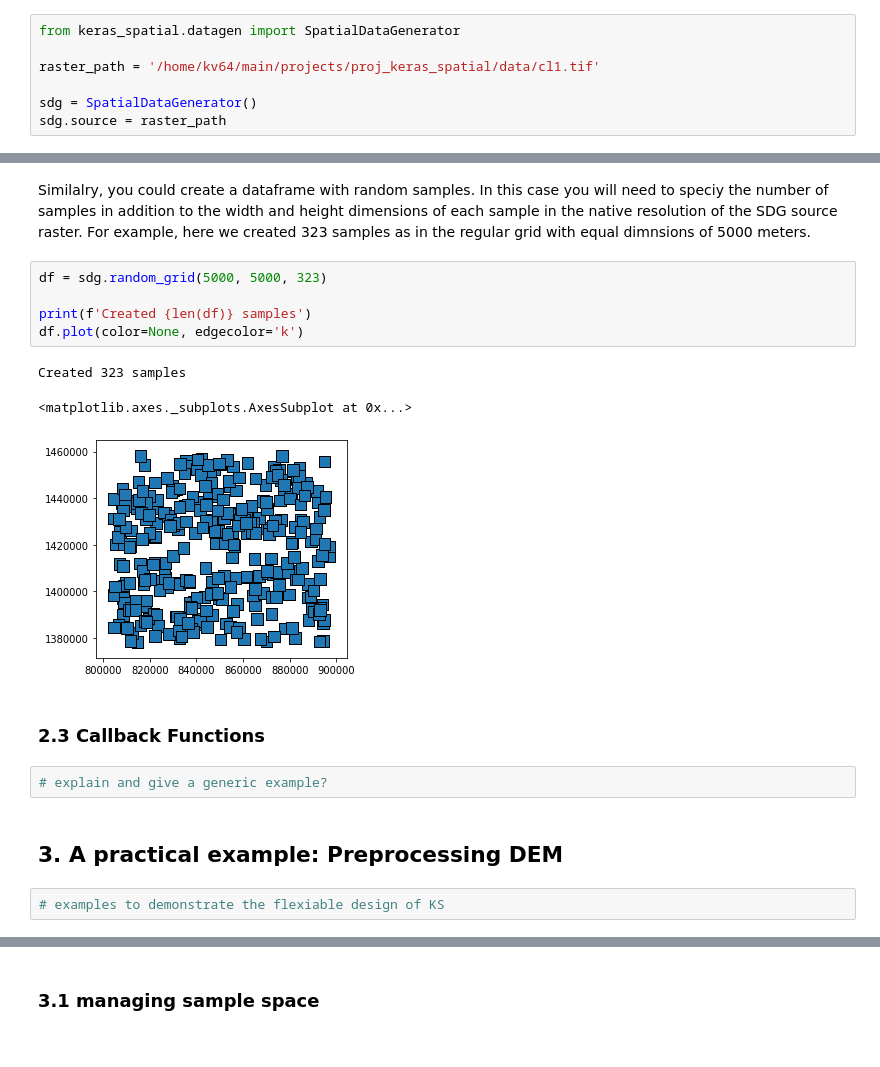
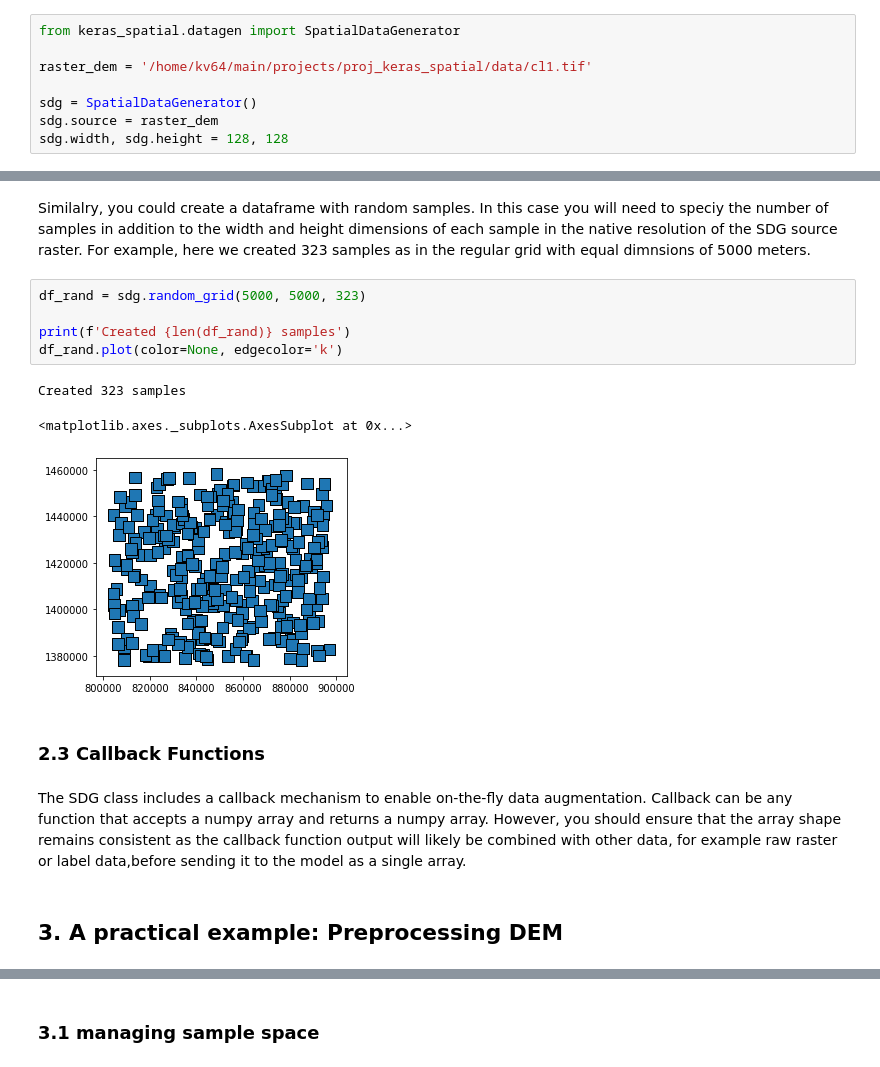
Before and after one commit to nredick/keras-spatial, a Jupyter notebook: examples/ks-preprocess-dem.ipynb, the cells around one changed output, grey strips where cells are left out. Drawn from its saved outputs; the diff is of its cells as text.

```diff
--- a/examples/ks-preprocess-dem.ipynb
+++ b/examples/ks-preprocess-dem.ipynb
@@ -33,8 +34,9 @@ It should be also mentioned that the SDG class does not inharite the flow and fl
 # %%
 from keras_spatial.datagen import SpatialDataGenerator
 
-raster_path = '/home/kv64/main/projects/proj_keras_spatial/data/cl1.tif'
+raster_dem = '/home/kv64/main/projects/proj_keras_spatial/data/cl1.tif'
 
 sdg = SpatialDataGenerator()
-sdg.source = raster_path
+sdg.source = raster_dem
+sdg.width, sdg.height = 128, 128
 # %% [markdown]
@@ -67,19 +67,17 @@ Created 323 samples
 # %% [markdown]
 Similalry, you could create a dataframe with random samples. In this case you will need to speciy the number of samples in addition to the width and height dimensions of each sample in the native resolution of the SDG source raster. For example, here we created 323 samples as in the regular grid with equal dimnsions of 5000 meters.
 # %%
-df = sdg.random_grid(5000, 5000, 323)
+df_rand = sdg.random_grid(5000, 5000, 323)
 
-print(f'Created {len(df)} samples')
-df.plot(color=None, edgecolor='k')
+print(f'Created {len(df_rand)} samples')
+df_rand.plot(color=None, edgecolor='k')
 # %% [output]
 Created 323 samples
 <matplotlib.axes._subplots.AxesSubplot at 0x...>
-[figure, old version]
+[figure, new version]
 # %% [markdown]
 ### 2.3 Callback Functions
-# %%
-# explain and give a generic example?
+# %% [markdown]
+The SDG class includes a callback mechanism to enable on-the-fly data augmentation. Callback can be any function that accepts a numpy array and returns a numpy array. However, you should ensure that the array shape remains consistent as the callback function output will likely be combined with other data, for example raw raster or label data,before sending it to the model as a single array.
 # %% [markdown]
 ## 3. A practical example: Preprocessing DEM
-# %%
-# examples to demonstrate the flexiable design of KS
```
Also changed, not shown: parts of 23 cells of this notebook.
